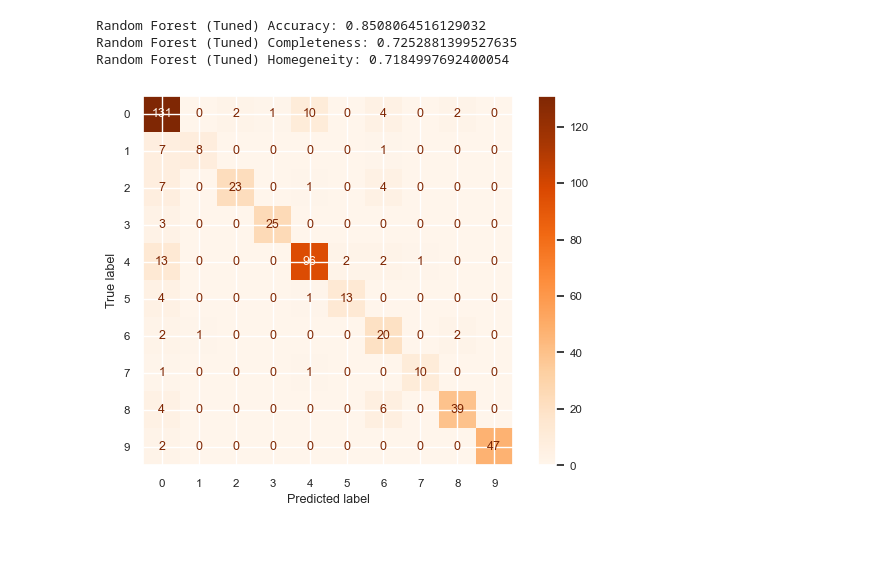
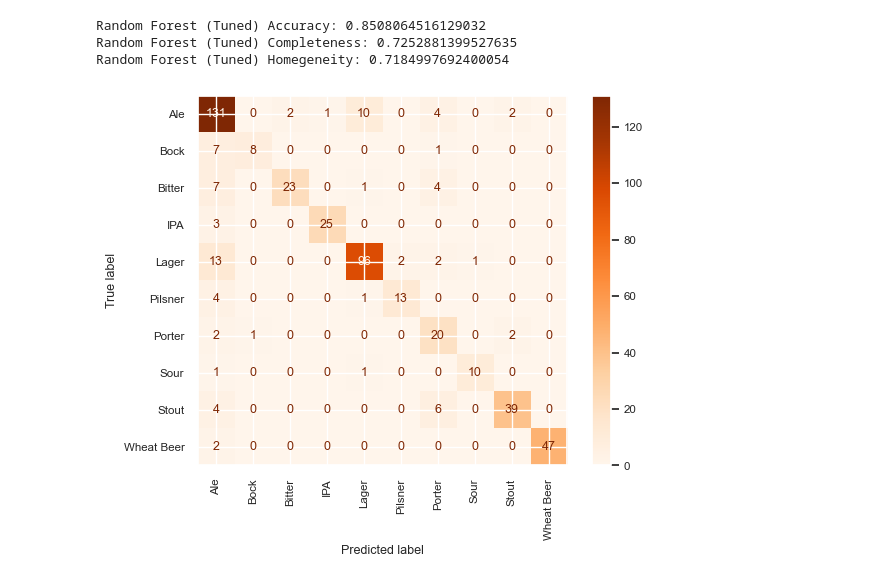
Before and after one commit to JSchlangen9/Beer-Classification, a Jupyter notebook: DTSA5509_ML Beer.ipynb, the cells around one changed output. Drawn from its saved outputs; the diff is of its cells as text; code cells hidden in the pictures; blank space fills up the shorter version.

```diff
--- a/DTSA5509_ML Beer.ipynb
+++ b/DTSA5509_ML Beer.ipynb
@@ -158,9 +158,9 @@ Random Forest (Tuned) Homegeneity: 0.7184997692400054
 # %%
 #Plotting Model Confusion Matrix
 model_cm = confusion_matrix(y_test, model.predict(x_test))
-model_disp = ConfusionMatrixDisplay(model_cm)
+model_disp = ConfusionMatrixDisplay(model_cm, display_labels=beer_categories)
 
-model_disp.plot(cmap='Oranges')
+model_disp.plot(cmap='Oranges', xticks_rotation='vertical')
 plt.show()
 # %% [output]
-[figure, old version]
+[figure, new version]
```
Also changed, not shown: 1 other file.
